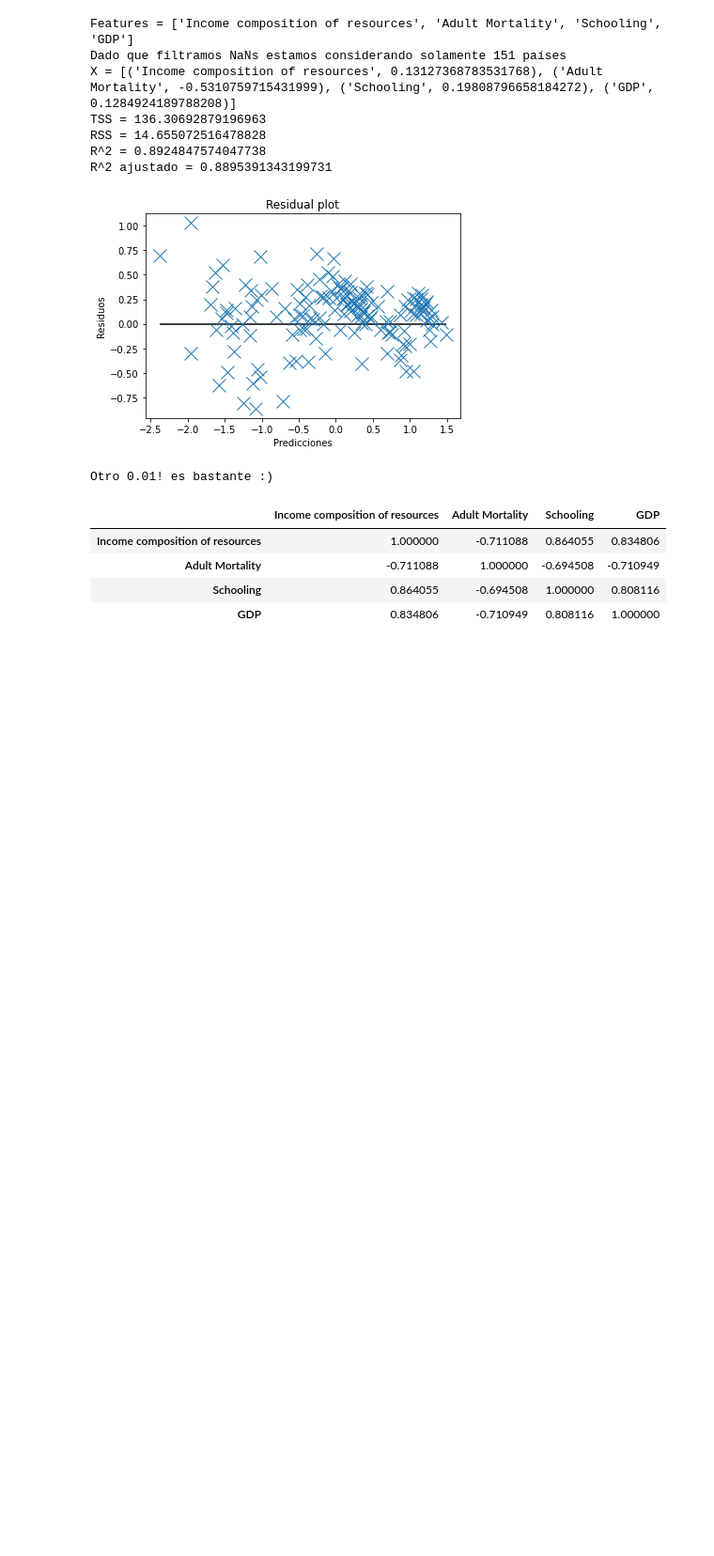
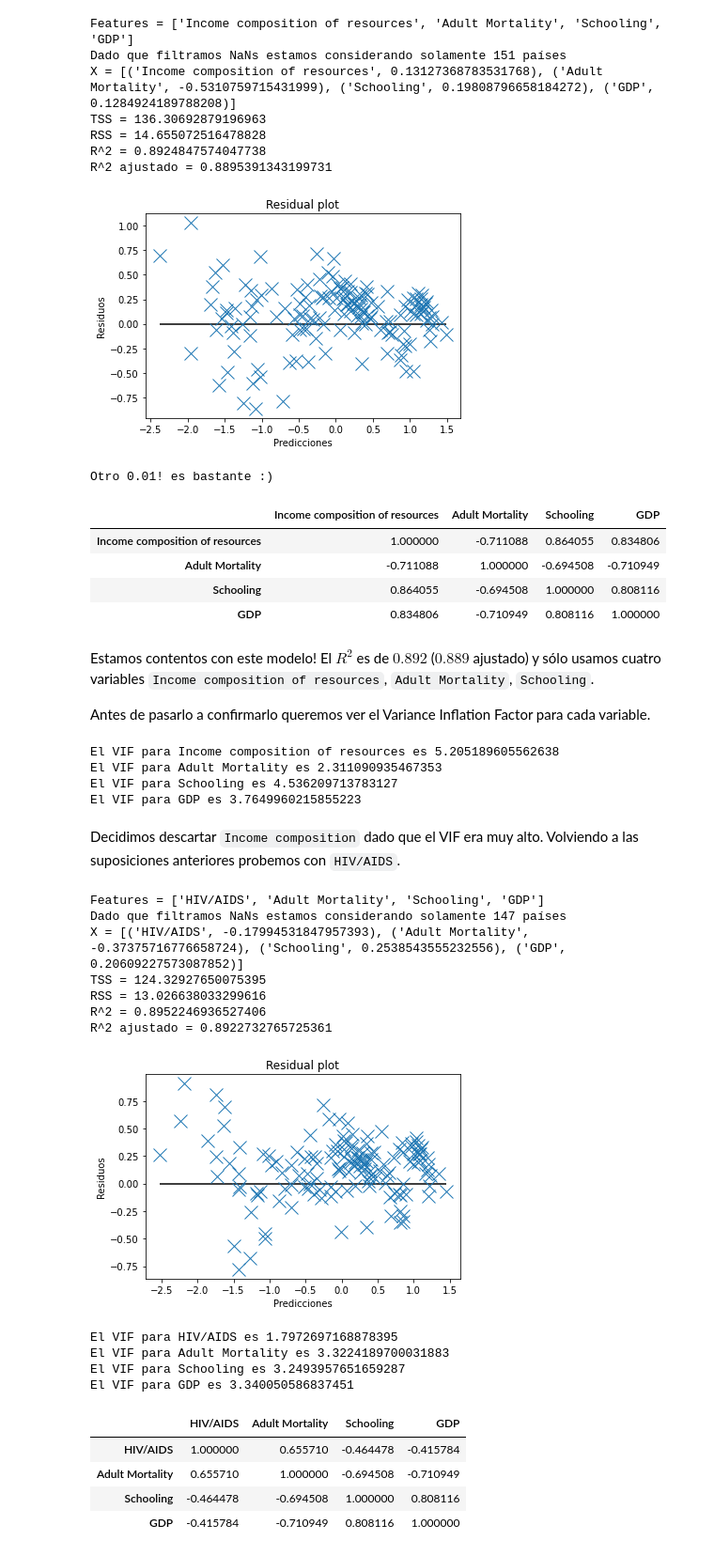
Before and after one commit to iglosiggio/metnum-tp3, a Jupyter notebook: notebooks/analisis_exploratorio_de_datos.ipynb, the cells around one changed output. Shown at 94% size. Cells and saved outputs as stored; diff of their text form; code cells hidden in the pictures; blank space fills up the shorter version.

Commit message:
Agregar el modelo final con la evaluación

```diff
--- a/notebooks/analisis_exploratorio_de_datos.ipynb
+++ b/notebooks/analisis_exploratorio_de_datos.ipynb
@@ -745,3 +745,56 @@ Otro 0.01! es bastante :)
 | Adult Mortality | -0.711088 | 1.000000 | -0.694508 | -0.710949 |
 | Schooling | 0.864055 | -0.694508 | 1.000000 | 0.808116 |
 | GDP | 0.834806 | -0.710949 | 0.808116 | 1.000000 |
+# %% [markdown]
+Estamos contentos con este modelo! El $R^2$ es de $0.892$ ($0.889$ ajustado) y sólo usamos cuatro variables `Income composition of resources`, `Adult Mortality`, `Schooling`.
+
+Antes de pasarlo a confirmarlo queremos ver el Variance Inflation Factor para cada variable.
+# %%
+def vif(M):
+    columns = list(M.columns)
+    mask = ~M.isna().T.any()
+    # Cargamos sólo las cosas dónde tenemos todos los datos
+    M = M[mask].copy()
+    # Normalizamos todo
+    M = normalizar(M)
+    for column in columns:
+        A = M[[col for col in M.columns if col != column]]
+        B = M[column]
+        X = least_squares(A, B)
+        tss = TSS(B)
+        rss = RSS(A, X, B)
+        r2 = R2(rss, tss)
+        print(f'El VIF para {column} es {1/(1 - r2)}')
+
+vif(df2)
+# %% [output]
+El VIF para Income composition of resources es 5.205189605562638
+El VIF para Adult Mortality es 2.311090935467353
+El VIF para Schooling es 4.536209713783127
+El VIF para GDP es 3.7649960215855223
+# %% [markdown]
+Decidimos descartar `Income composition` dado que el VIF era muy alto. Volviendo a las suposiciones anteriores probemos con `HIV/AIDS`.
+# %%
+df3 = df[['HIV/AIDS', 'Adult Mortality', 'Schooling']].copy()
+df3['GDP'] = np.log(df[['GDP']])
+probar_modelo(df3)
+vif(df3)
+df3.corr()
+# %% [output]
+Features = ['HIV/AIDS', 'Adult Mortality', 'Schooling', 'GDP']
+Dado que filtramos NaNs estamos considerando solamente 147 países
+X = [('HIV/AIDS', -0.17994531847957393), ('Adult Mortality', -0.37375716776658724), ('Schooling', 0.2538543555232556), ('GDP', 0.20609227573087852)]
+TSS = 124.32927650075395
+RSS = 13.026638033299616
+R^2 = 0.8952246936527406
+R^2 ajustado = 0.8922732765725361
+[figure, added]
+El VIF para HIV/AIDS es 1.7972697168878395
+El VIF para Adult Mortality es 3.3224189700031883
+El VIF para Schooling es 3.2493957651659287
+El VIF para GDP es 3.340050586837451
+|  | HIV/AIDS | Adult Mortality | Schooling | GDP |
+| HIV/AIDS | 1.000000 | 0.655710 | -0.464478 | -0.415784 |
+| Adult Mortality | 0.655710 | 1.000000 | -0.694508 | -0.710949 |
+| Schooling | -0.464478 | -0.694508 | 1.000000 | 0.808116 |
+| GDP | -0.415784 | -0.710949 | 0.808116 | 1.000000 |
```
Also changed, not shown: parts of 8 cells of this notebook.
